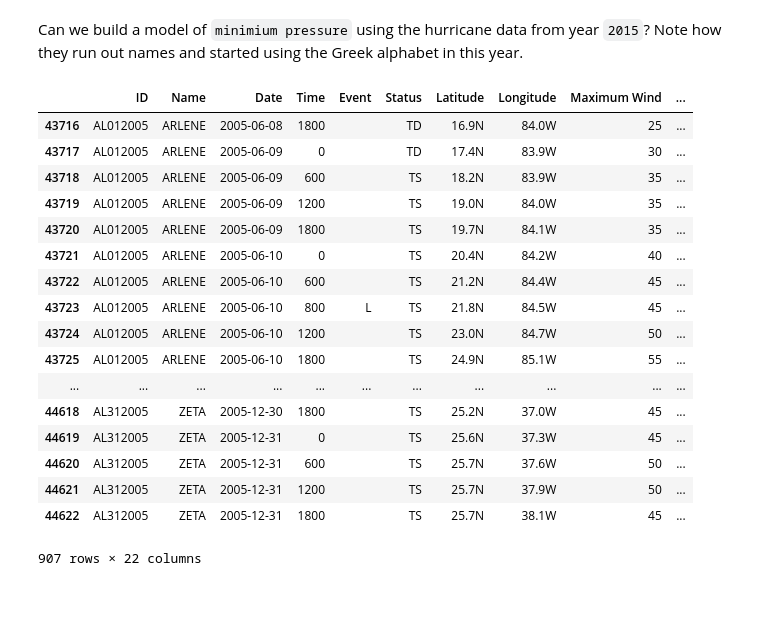
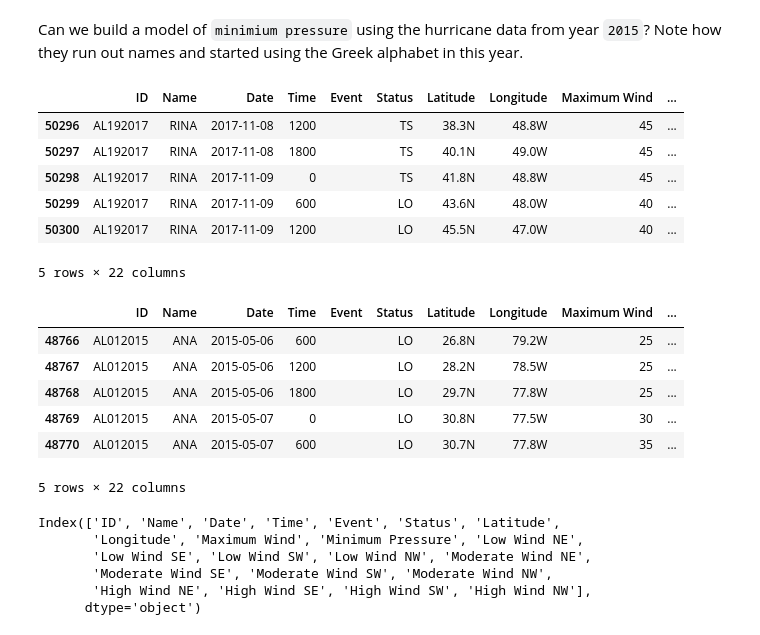
Before and after one commit to saad-usmani/hurricane_gary, a Jupyter notebook: hurricane_simple_model.ipynb, the cells around one changed output. Drawn from its saved outputs; the diff is of its cells as text; code cells hidden in the pictures; blank space fills up the shorter version.

```diff
--- a/hurricane_simple_model.ipynb
+++ b/hurricane_simple_model.ipynb
@@ -15,24 +17,33 @@ df.head()
 5 rows × 22 columns
 # %% [markdown]
 Can we build a model of `minimium pressure` using the hurricane data from year `2015`? Note how they run out names and started using the Greek alphabet in this year.
+# %%
+df.tail()
+# %% [output]
+|  | ID | Name | Date | Time | Event | Status | Latitude | Longitude | Maximum Wind | ... |
+| 50296 | AL192017 | RINA | 2017-11-08 | 1200 |  | TS | 38.3N | 48.8W | 45 | ... |
+| 50297 | AL192017 | RINA | 2017-11-08 | 1800 |  | TS | 40.1N | 49.0W | 45 | ... |
+| 50298 | AL192017 | RINA | 2017-11-09 | 0 |  | TS | 41.8N | 48.8W | 45 | ... |
+| 50299 | AL192017 | RINA | 2017-11-09 | 600 |  | LO | 43.6N | 48.0W | 40 | ... |
+| 50300 | AL192017 | RINA | 2017-11-09 | 1200 |  | LO | 45.5N | 47.0W | 40 | ... |
+5 rows × 22 columns
 # %%
-df[df.Date.dt.year == 2005]
+df_2015 = df[df.Date.dt.year == 2015]
+df_2015.head()
 # %% [output]
 |  | ID | Name | Date | Time | Event | Status | Latitude | Longitude | Maximum Wind | ... |
-| 43716 | AL012005 | ARLENE | 2005-06-08 | 1800 |  | TD | 16.9N | 84.0W | 25 | ... |
-| 43717 | AL012005 | ARLENE | 2005-06-09 | 0 |  | TD | 17.4N | 83.9W | 30 | ... |
-| 43718 | AL012005 | ARLENE | 2005-06-09 | 600 |  | TS | 18.2N | 83.9W | 35 | ... |
-| 43719 | AL012005 | ARLENE | 2005-06-09 | 1200 |  | TS | 19.0N | 84.0W | 35 | ... |
-| 43720 | AL012005 | ARLENE | 2005-06-09 | 1800 |  | TS | 19.7N | 84.1W | 35 | ... |
-| 43721 | AL012005 | ARLENE | 2005-06-10 | 0 |  | TS | 20.4N | 84.2W | 40 | ... |
-| 43722 | AL012005 | ARLENE | 2005-06-10 | 600 |  | TS | 21.2N | 84.4W | 45 | ... |
-| 43723 | AL012005 | ARLENE | 2005-06-10 | 800 | L | TS | 21.8N | 84.5W | 45 | ... |
-| 43724 | AL012005 | ARLENE | 2005-06-10 | 1200 |  | TS | 23.0N | 84.7W | 50 | ... |
-| 43725 | AL012005 | ARLENE | 2005-06-10 | 1800 |  | TS | 24.9N | 85.1W | 55 | ... |
-| ... | ... | ... | ... | ... | ... | ... | ... | ... | ... | ... |
-| 44618 | AL312005 | ZETA | 2005-12-30 | 1800 |  | TS | 25.2N | 37.0W | 45 | ... |
-| 44619 | AL312005 | ZETA | 2005-12-31 | 0 |  | TS | 25.6N | 37.3W | 45 | ... |
-| 44620 | AL312005 | ZETA | 2005-12-31 | 600 |  | TS | 25.7N | 37.6W | 50 | ... |
-| 44621 | AL312005 | ZETA | 2005-12-31 | 1200 |  | TS | 25.7N | 37.9W | 50 | ... |
-| 44622 | AL312005 | ZETA | 2005-12-31 | 1800 |  | TS | 25.7N | 38.1W | 45 | ... |
+| 48766 | AL012015 | ANA | 2015-05-06 | 600 |  | LO | 26.8N | 79.2W | 25 | ... |
+| 48767 | AL012015 | ANA | 2015-05-06 | 1200 |  | LO | 28.2N | 78.5W | 25 | ... |
+| 48768 | AL012015 | ANA | 2015-05-06 | 1800 |  | LO | 29.7N | 77.8W | 25 | ... |
+| 48769 | AL012015 | ANA | 2015-05-07 | 0 |  | LO | 30.8N | 77.5W | 30 | ... |
+| 48770 | AL012015 | ANA | 2015-05-07 | 600 |  | LO | 30.7N | 77.8W | 35 | ... |
-907 rows × 22 columns
+5 rows × 22 columns
+# %%
+df_2015.columns
+# %% [output]
+Index(['ID', 'Name', 'Date', 'Time', 'Event', 'Status', 'Latitude',
+       'Longitude', 'Maximum Wind', 'Minimum Pressure', 'Low Wind NE',
+       'Low Wind SE', 'Low Wind SW', 'Low Wind NW', 'Moderate Wind NE',
+       'Moderate Wind SE', 'Moderate Wind SW', 'Moderate Wind NW',
+       'High Wind NE', 'High Wind SE', 'High Wind SW', 'High Wind NW'],
+      dtype='object')
```
Also changed, not shown: parts of 50 cells of this notebook, 3 other files.
